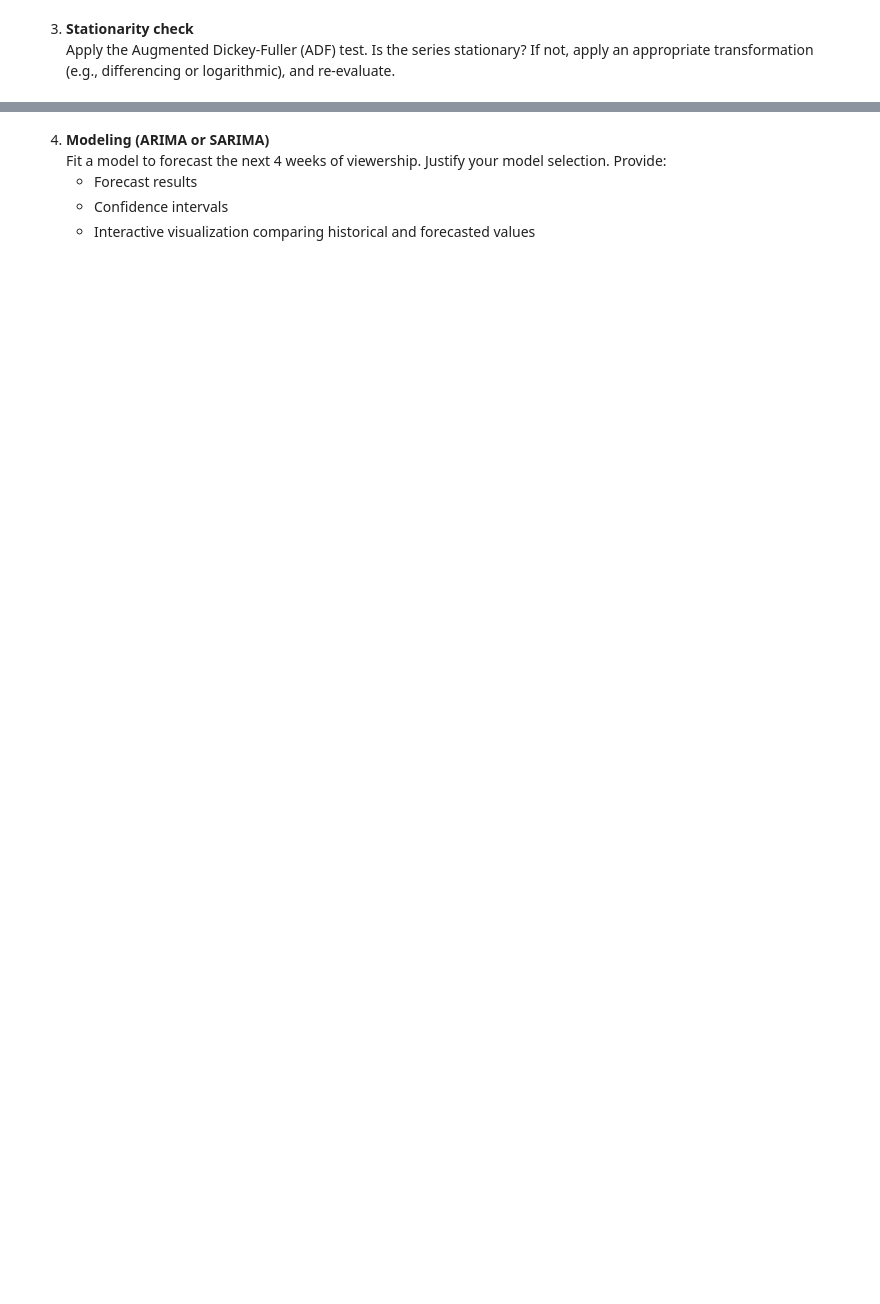
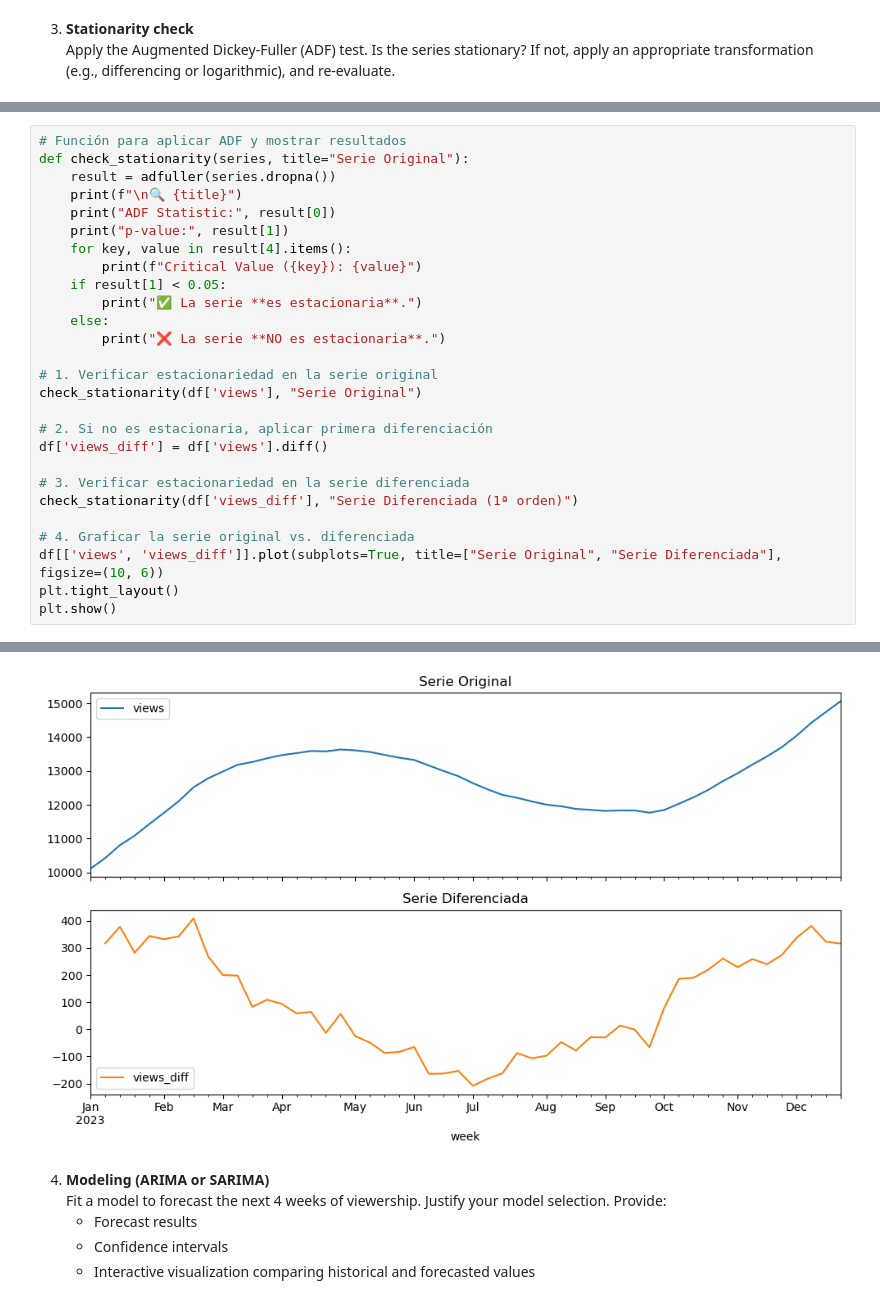
Before and after one commit to 22277527/MTV_MartinezOrtsHugo, a Jupyter notebook: Week 12/PPG12_s1.ipynb, the cells around one changed output, grey strips where cells are left out. Saved outputs shown, nothing was run; the diff lists cells and outputs as text; blank space fills up the shorter version.

```diff
--- a/Week 12/PPG12_s1.ipynb
+++ b/Week 12/PPG12_s1.ipynb
@@ -31,0 +75,28 @@
+# %%
+# Función para aplicar ADF y mostrar resultados
+def check_stationarity(series, title="Serie Original"):
+    result = adfuller(series.dropna())
+    print(f"\n🔍 {title}")
+    print("ADF Statistic:", result[0])
+    print("p-value:", result[1])
+    for key, value in result[4].items():
+        print(f"Critical Value ({key}): {value}")
+    if result[1] < 0.05:
+        print("✅ La serie **es estacionaria**.")
+    else:
+        print("❌ La serie **NO es estacionaria**.")
+
+# 1. Verificar estacionariedad en la serie original
+check_stationarity(df['views'], "Serie Original")
+
+# 2. Si no es estacionaria, aplicar primera diferenciación
+df['views_diff'] = df['views'].diff()
+
+# 3. Verificar estacionariedad en la serie diferenciada
+check_stationarity(df['views_diff'], "Serie Diferenciada (1ª orden)")
+
+# 4. Graficar la serie original vs. diferenciada
+df[['views', 'views_diff']].plot(subplots=True, title=["Serie Original", "Serie Diferenciada"], figsize=(10, 6))
+plt.tight_layout()
+plt.show()
+# %% [output]
@@ -32,3 +118,4 @@
+[figure, added]
 # %% [markdown]
 4. **Modeling (ARIMA or SARIMA)**
    Fit a model to forecast the next 4 weeks of viewership. Justify your model selection. Provide:
```
Also changed, not shown: parts of 17 cells of this notebook.
